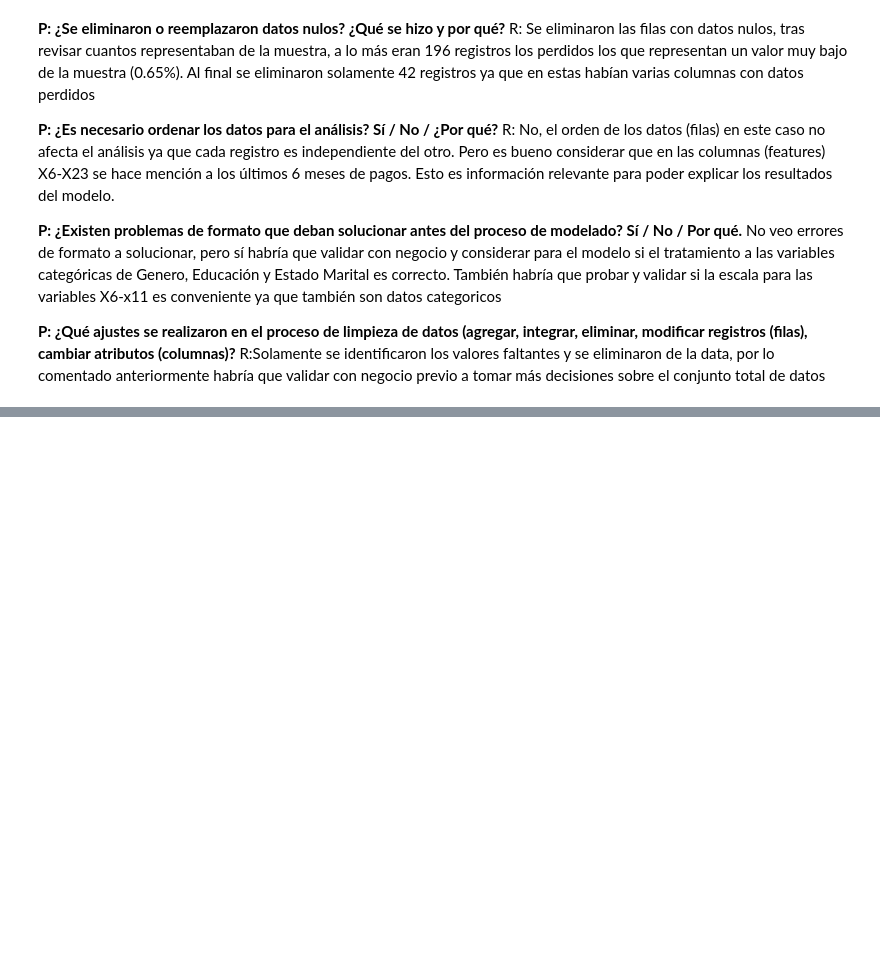
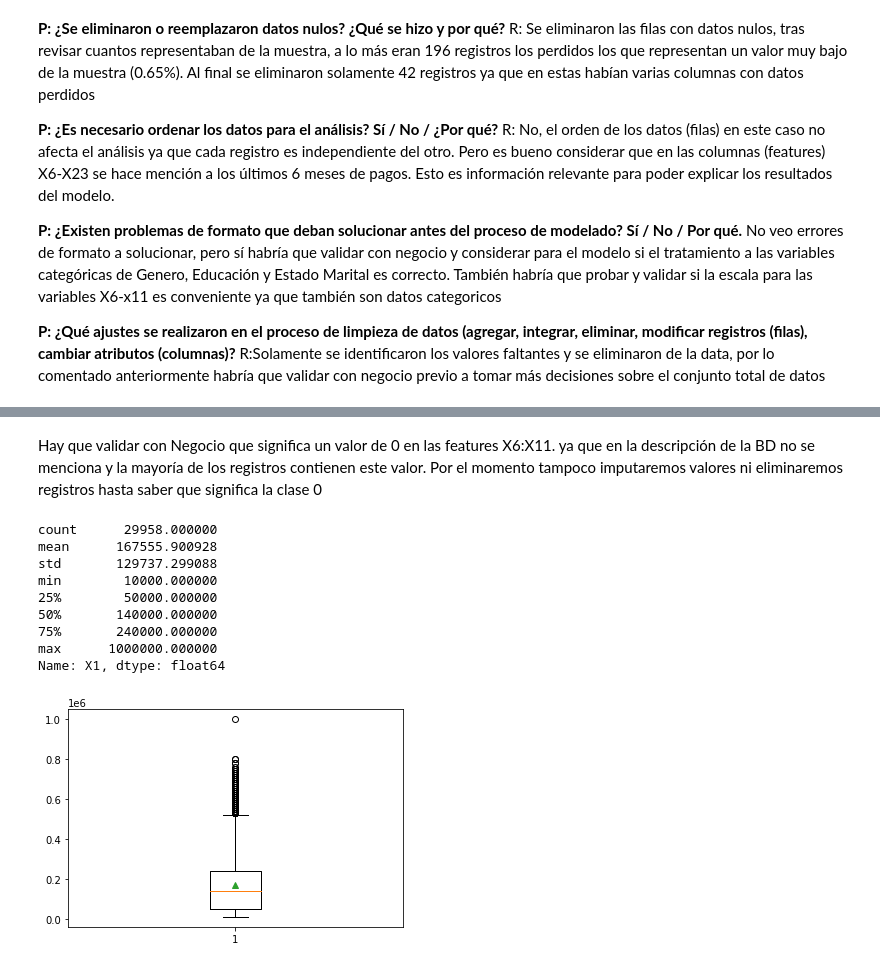
Before and after one commit to PosgradoMNA/actividades-de-aprendizaje-JuanCarlos_GarciaRendonMartinez, a Jupyter notebook: Semana 3 - Actividad 1.ipynb, the cells around one changed output, grey strips where cells are left out. Cells and saved outputs as stored; diff of their text form; code cells hidden in the pictures; blank space fills up the shorter version.

```diff
--- a/Semana 3 - Actividad 1.ipynb
+++ b/Semana 3 - Actividad 1.ipynb
@@ -70,0 +111,26 @@ R:Solamente se identificaron los valores faltantes y se eliminaron de la data, p
+# %% [markdown]
+Hay que validar con Negocio que significa un valor de 0 en las features X6:X11. ya que en la descripción de la BD no se menciona y la mayoría  de los registros contienen este valor. Por el momento tampoco imputaremos valores ni eliminaremos registros hasta saber que significa la clase 0
+# %%
+#Validaremos las clases continuas
+
+#X1: Amount of the given credit (NT dollar): it includes both the individual consumer credit and his/her family (supplementary) credit.
+#X5: Age (year).
+#X12-X17: Amount of bill statement (NT dollar). X12 = amount of bill statement in September, 2005; X13 = amount of bill statement in August, 2005; . . .; X17 = amount of bill statement in April, 2005.
+#X18-X23: Amount of previous payment (NT dollar). X18 = amount paid in September, 2005; X19 = amount paid in August, 2005; . . .;X23 = amount paid in April, 2005.
+
+print(df.X1.describe())
+plt.boxplot(df['X1'], showmeans=True)
+plt.show()
+
+#vemos mucha variación entre algunos creditos muy altos máximo 1,000,000 cuando el promedio es de 167,000
+# %% [output]
+count      29958.000000
+mean      167555.900928
+std       129737.299088
+min        10000.000000
+25%        50000.000000
+50%       140000.000000
+75%       240000.000000
+max      1000000.000000
+Name: X1, dtype: float64
+[figure, added]
```
Also changed, not shown: parts of 3 cells of this notebook.
